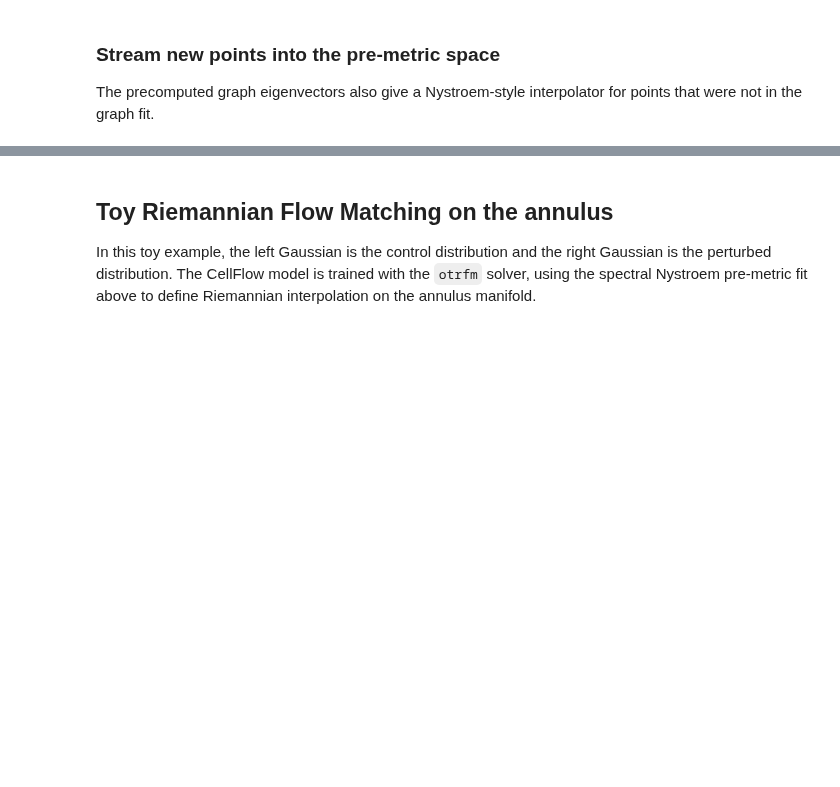
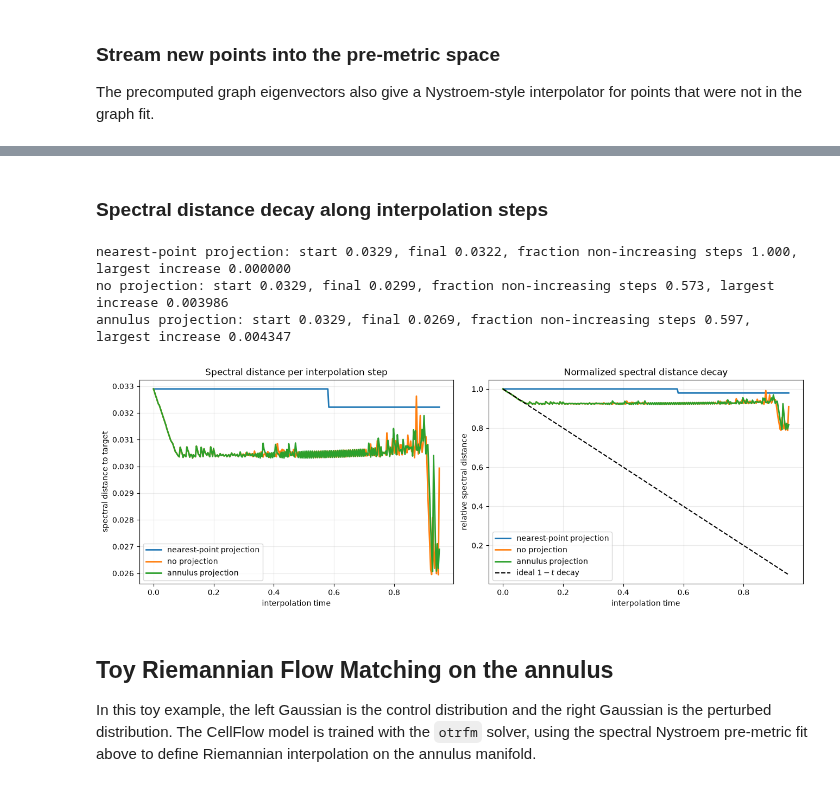
Before and after one commit to markuslaengst/CellFlow, a Jupyter notebook: docs/notebooks/riemannian_toy_example.ipynb, the cells around one changed output, grey strips where cells are left out. Saved outputs shown, nothing was run; the diff lists cells and outputs as text; code cells hidden in the pictures; blank space fills up the shorter version.

```diff
--- a/docs/notebooks/riemannian_toy_example.ipynb
+++ b/docs/notebooks/riemannian_toy_example.ipynb
@@ -760,3 +743,78 @@ annulus projection: final point [-2.6816554 -0.6751437], ambient distance 5.215,
+# %% [markdown]
+### Spectral distance decay along interpolation steps
+# %%
+trace_t_final = 0.95
+trace_steps = 300
+trace_step_times = np.linspace(0.0, trace_t_final, trace_steps + 1, dtype=np.float32)
+
+def trace_interpolation_steps(interpolator, x0, x1, t_final=trace_t_final, steps=trace_steps):
+    dt = float(t_final) / steps
+    xt = jnp.asarray(x0[None, :])
+    y = jnp.asarray(x1[None, :])
+    current_t = 0.0
+
+    points = [np.asarray(xt)[0]]
+    distances = []
+    d, _, _ = nystroem.distance_grad_and_norm_batch(xt, y)
+    distances.append(float(d[0]))
+
+    for _ in range(steps):
+        velocity = interpolator.u_t(xt, y, current_t)
+        xt = xt + dt * velocity
+        xt = interpolator.project(xt)
+        current_t += dt
+
+        d, _, _ = nystroem.distance_grad_and_norm_batch(xt, y)
+        points.append(np.asarray(xt)[0])
+        distances.append(float(d[0]))
+
+    return np.asarray(points), np.asarray(distances)
+
+step_traces = {
+    name: trace_interpolation_steps(interpolator, x0, x1)
+    for name, interpolator in trajectory_interpolators.items()
+}
+
+for name, (_, distances) in step_traces.items():
+    step_delta = np.diff(distances)
+    print(
+        f"{name}: start {distances[0]:.4f}, final {distances[-1]:.4f}, "
+        f"fraction non-increasing steps {np.mean(step_delta <= 1e-8):.3f}, "
+        f"largest increase {np.max(step_delta):.6f}"
+    )
+
+fig, axes = plt.subplots(1, 2, figsize=(13, 4.5), constrained_layout=True)
+for name, (_, distances) in step_traces.items():
+    axes[0].plot(trace_step_times, distances, label=name, linewidth=2)
+    axes[1].plot(trace_step_times, distances / distances[0], label=name, linewidth=2)
+
+axes[1].plot(
+    trace_step_times,
+    1.0 - trace_step_times,
+    linestyle="--",
+    color="black",
+    linewidth=1.5,
+    label=r"ideal $1 - t$ decay",
+)
+
+axes[0].set_xlabel("interpolation time")
+axes[0].set_ylabel("spectral distance to target")
+axes[0].set_title("Spectral distance per interpolation step")
+axes[0].grid(alpha=0.25)
+
+axes[1].set_xlabel("interpolation time")
+axes[1].set_ylabel("relative spectral distance")
+axes[1].set_title("Normalized spectral distance decay")
+axes[1].grid(alpha=0.25)
+
+axes[0].legend(loc="best")
+axes[1].legend(loc="best")
+plt.show()
+# %% [output]
+nearest-point projection: start 0.0329, final 0.0322, fraction non-increasing steps 1.000, largest increase 0.000000
+no projection: start 0.0329, final 0.0299, fraction non-increasing steps 0.573, largest increase 0.003986
+annulus projection: start 0.0329, final 0.0269, fraction non-increasing steps 0.597, largest increase 0.004347
+[figure, added]
 # %% [markdown]
 ## Toy Riemannian Flow Matching on the annulus
 
```
Also changed, not shown: parts of 17 cells of this notebook, 6 other files.
